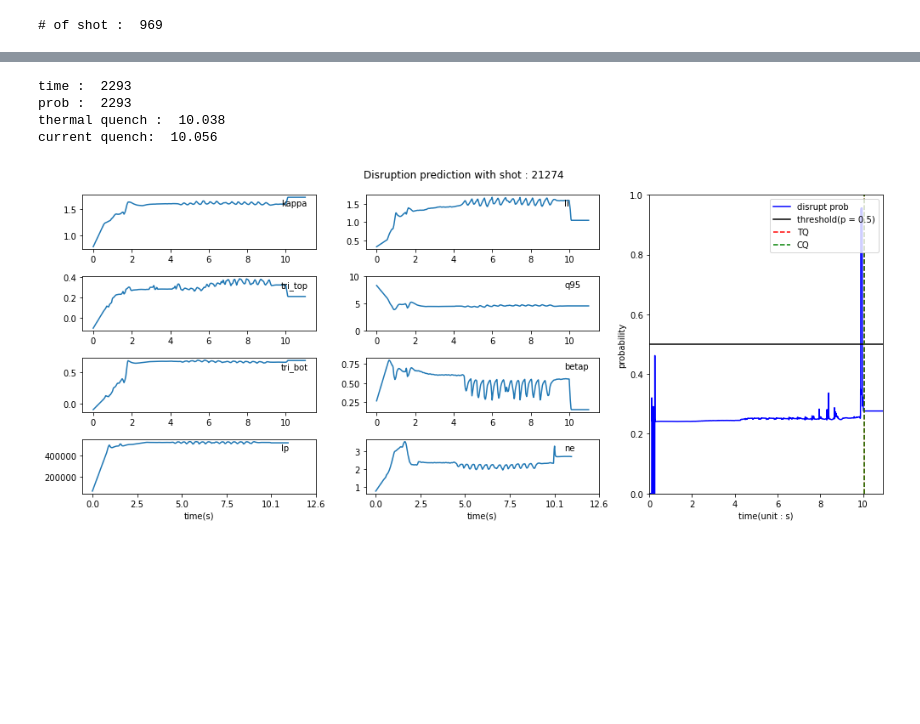
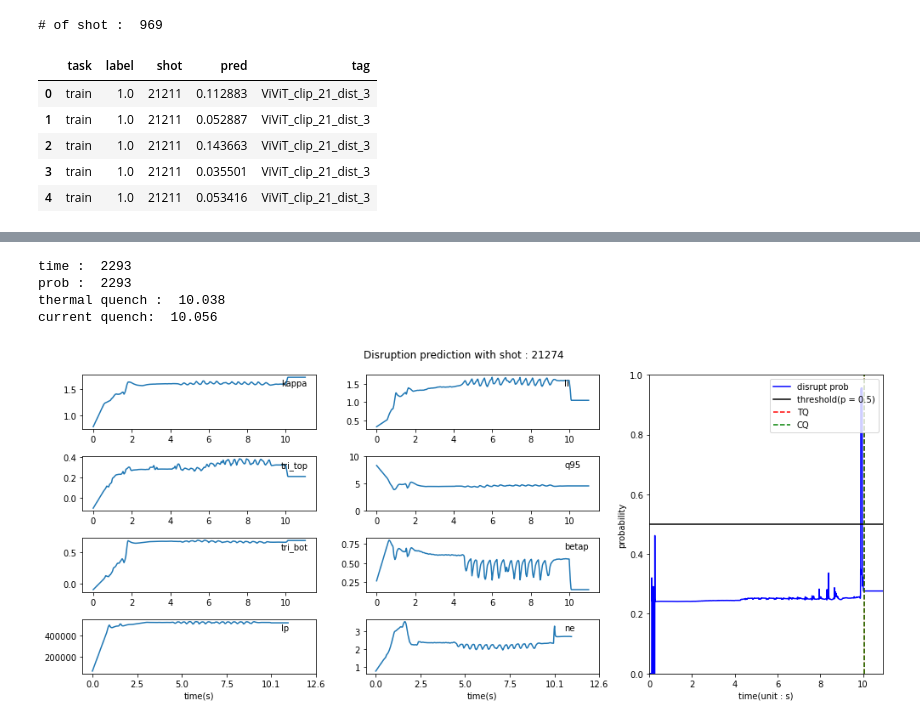
Before and after one commit to ZINZINBIN/Disruption-Prediciton-based-on-Multimodal-Deep-Learning, a Jupyter notebook: analysis_model_performance.ipynb, the cells around one changed output, grey strips where cells are left out. Saved outputs shown, nothing was run; the diff lists cells and outputs as text; code cells hidden in the pictures; blank space fills up the shorter version.

```diff
--- a/analysis_model_performance.ipynb
+++ b/analysis_model_performance.ipynb
@@ -23,3 +23,15 @@ ts_df = pd.read_csv("./dataset/KSTAR_Disruption_ts_data_extend.csv")
 print("# of shot : ", len(np.unique(ts_df.shot.values)))
 # %% [output]
 # of shot :  969
+# %%
+# model evaluation for all dataset
+df_total_score = pd.read_csv("./results/ViViT_clip_21_dist_3_total_score.csv")
+df_total_score.shot = df_total_score.shot.astype(int)
+df_total_score.head()
+# %% [output]
+|  | task | label | shot | pred | tag |
+| 0 | train | 1.0 | 21211 | 0.112883 | ViViT_clip_21_dist_3 |
+| 1 | train | 1.0 | 21211 | 0.052887 | ViViT_clip_21_dist_3 |
+| 2 | train | 1.0 | 21211 | 0.143663 | ViViT_clip_21_dist_3 |
+| 3 | train | 1.0 | 21211 | 0.035501 | ViViT_clip_21_dist_3 |
+| 4 | train | 1.0 | 21211 | 0.053416 | ViViT_clip_21_dist_3 |
```
Also changed, not shown: parts of 7 cells of this notebook, 37 other files.
